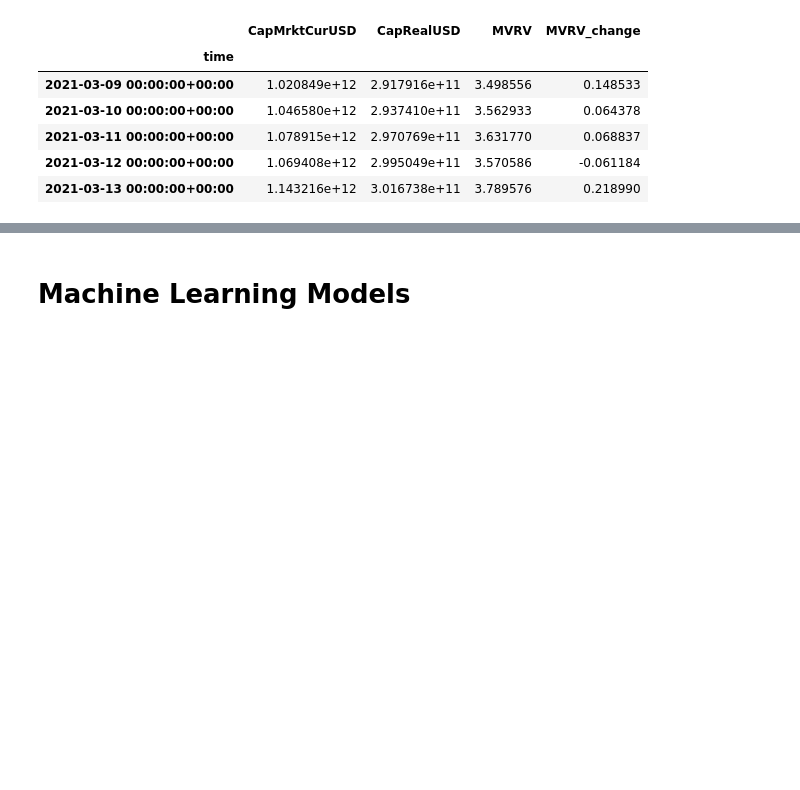
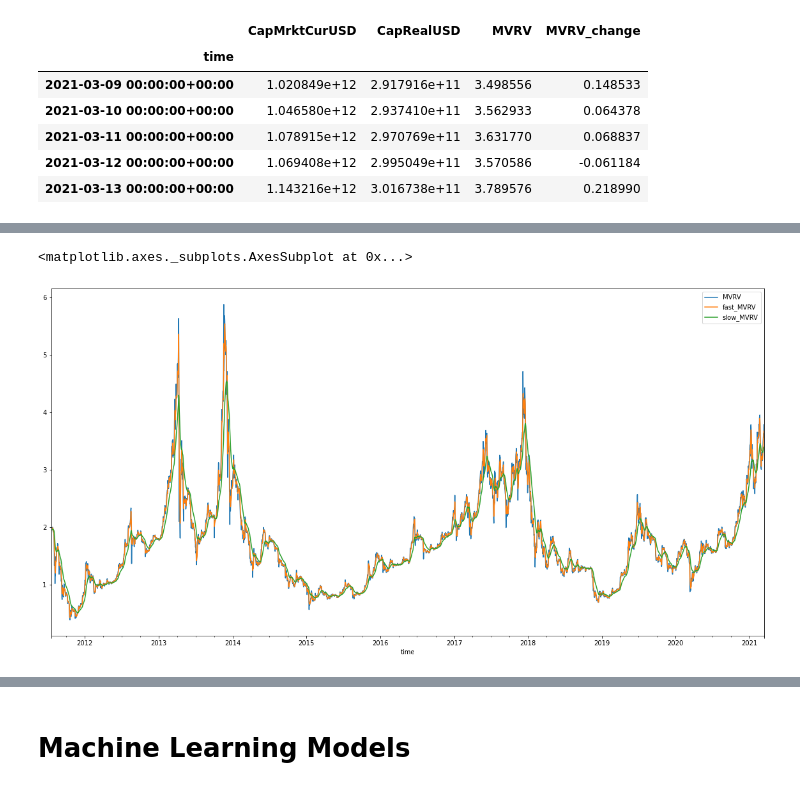
Before and after one commit to maxla777/Project-2, a Jupyter notebook: Monique/ML_models.ipynb, the cells around one changed output, grey strips where cells are left out. Saved outputs shown, nothing was run; the diff lists cells and outputs as text; code cells hidden in the pictures; blank space fills up the shorter version.

```diff
--- a/Monique/ML_models.ipynb
+++ b/Monique/ML_models.ipynb
@@ -83,3 +85,18 @@ btc_cap_df.tail()
 | 2021-03-11 00:00:00+00:00 | 1.078915e+12 | 2.970769e+11 | 3.631770 | 0.068837 |
 | 2021-03-12 00:00:00+00:00 | 1.069408e+12 | 2.995049e+11 | 3.570586 | -0.061184 |
 | 2021-03-13 00:00:00+00:00 | 1.143216e+12 | 3.016738e+11 | 3.789576 | 0.218990 |
+# %%
+# Set short and long windows
+short_window = 1
+long_window = 10
+
+# Construct a `Fast` and `Slow` Exponential Moving Average from short and long windows, respectively
+btc_cap_df['fast_MVRV'] = btc_cap_df['MVRV'].ewm(halflife=short_window).mean()
+btc_cap_df['slow_MVRV'] = btc_cap_df['MVRV'].ewm(halflife=long_window).mean()
+
+# Construct a crossover trading signal
+btc_cap_df['crossover_long'] = np.where(btc_cap_df['fast_MVRV'] > btc_cap_df['slow_MVRV'], 1.0, 0.0)
+btc_cap_df['crossover_short'] = np.where(btc_cap_df['fast_MVRV'] < btc_cap_df['slow_MVRV'], -1.0, 0.0)
+btc_cap_df['crossover_signal'] = btc_cap_df['crossover_long'] + btc_cap_df['crossover_short']
+
+btc_cap_df.head()
@@ -85,0 +111,5 @@ btc_cap_df.tail()
+# %%
+btc_cap_df[['MVRV', 'fast_MVRV', 'slow_MVRV']].plot(figsize=(20,10))
+# %% [output]
+<matplotlib.axes._subplots.AxesSubplot at 0x...>
+[figure, added]
```
Also changed, not shown: parts of 13 cells of this notebook.
